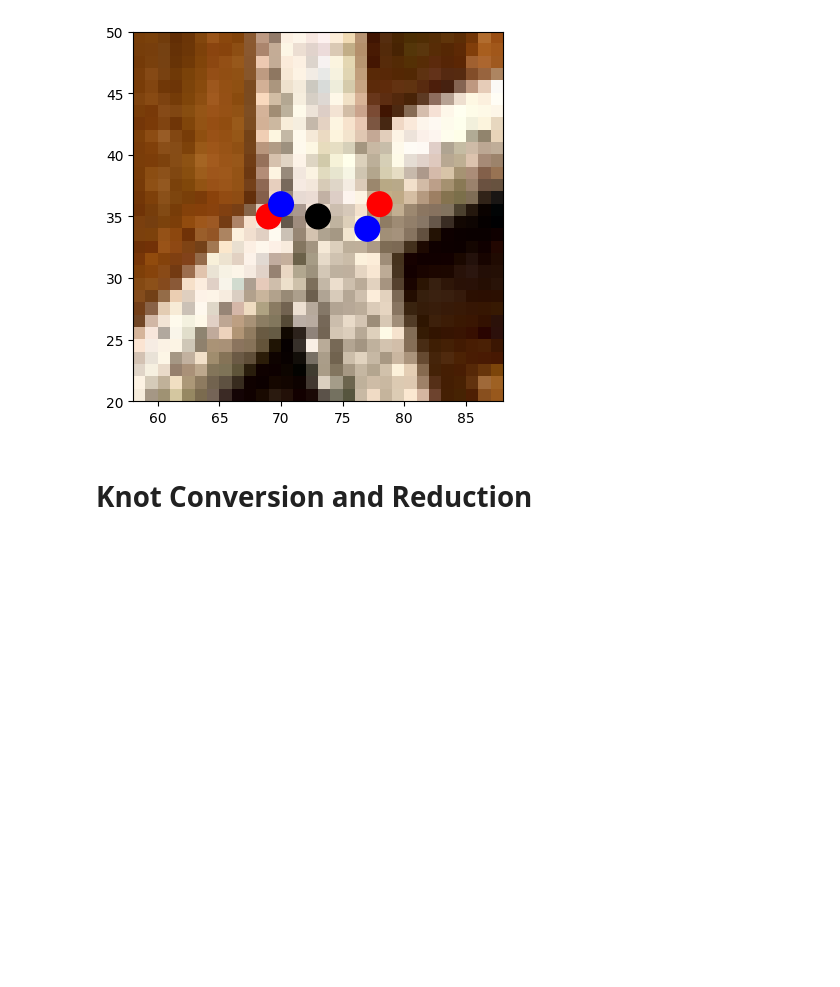
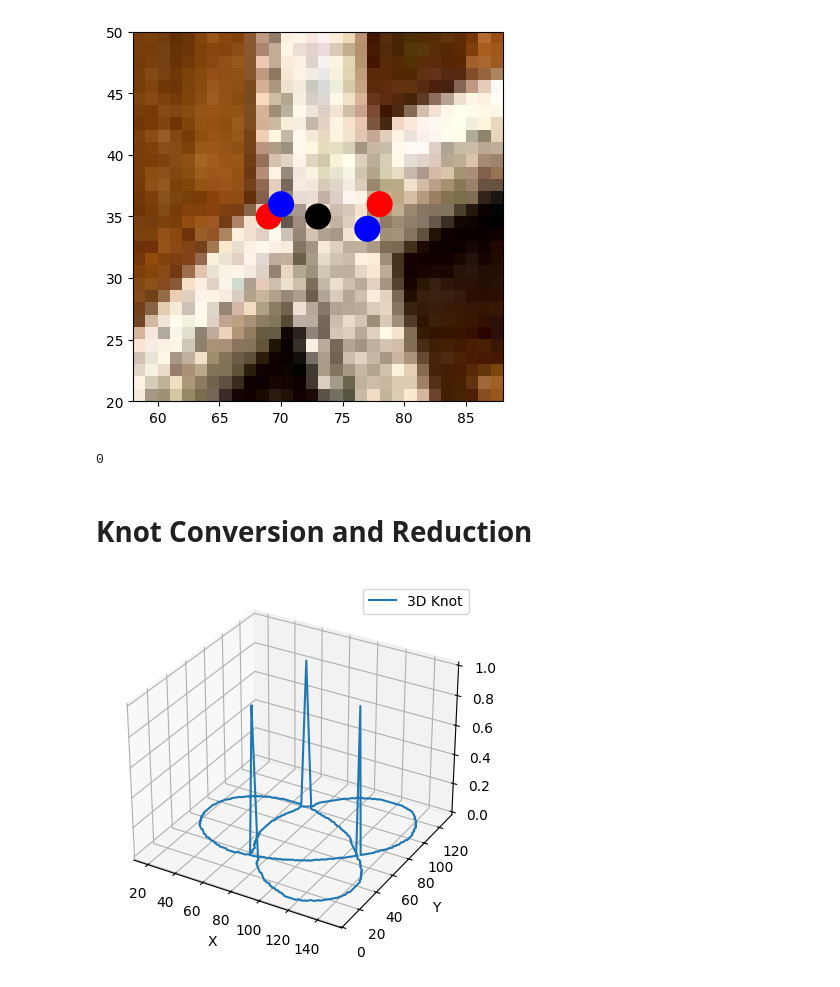
Before and after one commit to PhilJ0ly/knotId, a Jupyter notebook: skeleton_zhang.ipynb, the cells around one changed output. Cells and saved outputs as stored; diff of their text form; code cells hidden in the pictures; blank space fills up the shorter version.

```diff
--- a/skeleton_zhang.ipynb
+++ b/skeleton_zhang.ipynb
@@ -515,6 +520,14 @@ for i, inter in enumerate(new_ints):
 
     G.remove_edge(inter[0], top_pair[0])
     G.remove_edge(inter[0], top_pair[1])
+# %%
+c=0
+for node in G.nodes:
+    if G.degree(node) != 2:
+        c+=1
+print(c)
+# %% [output]
+0
 # %% [markdown]
 # Knot Conversion and Reduction
 # %%
@@ -549,0 +560,24 @@ points_array = graph_to_np_array(G)
+# %%
+def plotter(knot):
+    pts = knot.points
+    fig = plt.figure()
+    ax = fig.add_subplot(111, projection='3d')
+    # Extract x, y, z coordinates
+    x = pts[:, 0]
+    y = pts[:, 1]
+    z = pts[:, 2]
+
+    ax.plot(x, y, z, label='3D Knot')
+    ax.set_xlabel('X')
+    ax.set_ylabel('Y')
+    ax.set_zlabel('Z')
+    ax.legend()
+
+    plt.show()
+# %%
+pts = graph_to_np_array(G)
+pts = np.append(pts, [pts[0]], axis=0)
+k = Knot(pts)
+plotter(k)
+# %% [output]
+[figure, added]
```
Also changed, not shown: parts of 7 cells of this notebook, 1 other file.
